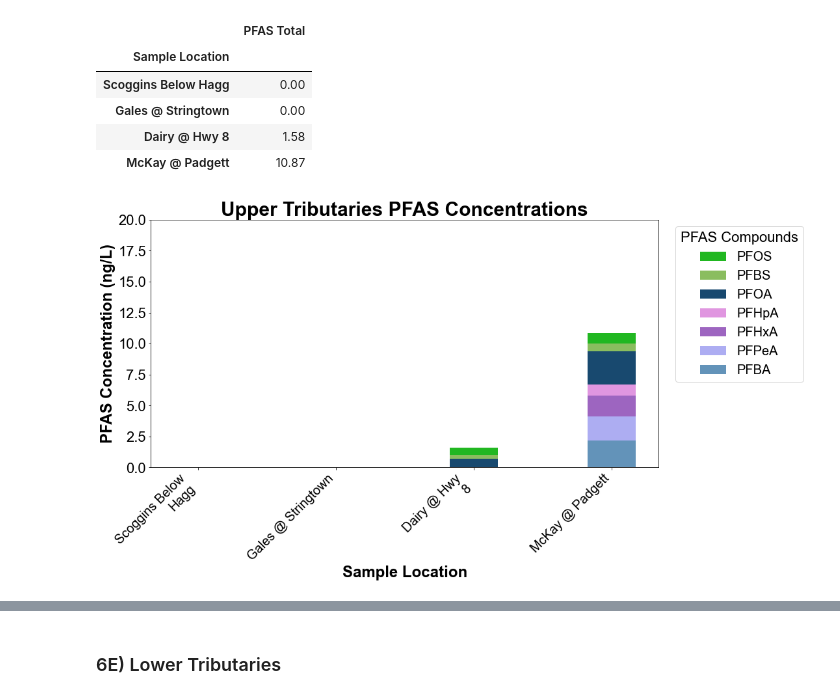
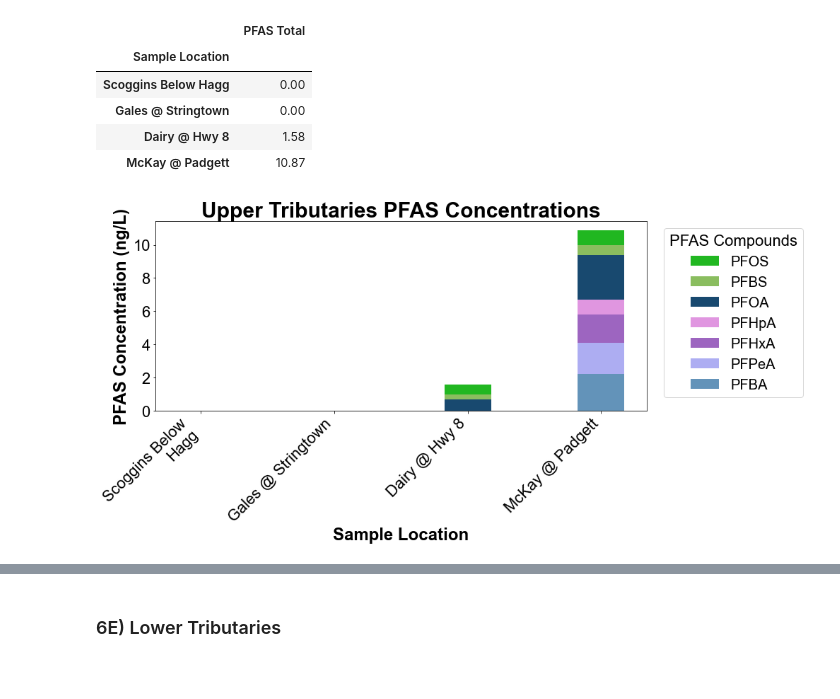
Before and after one commit to Clean-Water-Services/Jupyter-Notebooks, a Jupyter notebook: PFAS_Toolbox_UrbanCreeks&AmbientFeb2024.ipynb, the cells around one changed output, grey strips where cells are left out. Drawn from its saved outputs; the diff is of its cells as text; code cells hidden in the pictures; blank space fills up the shorter version.

```diff
--- a/PFAS_Toolbox_UrbanCreeks&AmbientFeb2024.ipynb
+++ b/PFAS_Toolbox_UrbanCreeks&AmbientFeb2024.ipynb
@@ -425,7 +402,7 @@ def create_stacked_bar_chart_filtered(avg_pivot_table, std_dev_pivot_table=None,
         #ax.set_ylim(0, 60)
         ax.set_xlabel('Sample Location',fontsize=axis_label_fontsize,fontproperties=font_bold)
         ax.set_ylabel('PFAS Concentration (ng/L)',fontsize=axis_label_fontsize,fontproperties=font_bold)
-        ax.set_title(title,fontsize=title_fontsize,fontproperties=font_bold)
+        ax.set_title(title)
 
         # Modify the x-tick labels
         def split_label(label):
@@ -436,7 +413,7 @@ def create_stacked_bar_chart_filtered(avg_pivot_table, std_dev_pivot_table=None,
             return label  # Return label unmodified if it's short enough or no space found
 
         xtick_labels = [split_label(label) for label in avg_pivot_table_filtered.index]
-        ax.set_xticklabels(xtick_labels, rotation=45, ha='right',fontsize=tick_label_fontsize,fontproperties=font)
+        ax.set_xticklabels(xtick_labels, rotation=45, ha='right')
 
         # Generate legend only for compounds actually plotted
         legend_handles, legend_labels = ax.get_legend_handles_labels()
@@ -694,10 +618,8 @@ col_name= 'Quant Incl Estimates Incl Qual Flags'
 
 avg_pivot_table = PivotTable_AvgPFASCompound_FilterByCompoundSamplingDatesLocation(data_df=data_df,filter_qual_summary=filter_qual_summary,filter_pfas_compound=filter_pfas_compound,filter_sample_location=filter_sample_location, start_date=start_date, end_date=end_date,
                                                                                    col_name=col_name)
-
+avg_pivot_table = avg_pivot_table.rename(columns=pfas_mapping)
 #Reorder Compounds Based on PFAS Class and Chain Length
-# Assuming df is your original DataFrame and df_PFAS_Attributes['Database'] contains the desired column order
-desired_order = df['Database'].tolist()  # Convert to list if not already
 # Filter the desired_order to only include columns that exist in df
 filtered_order = [comp for comp in desired_order if comp in avg_pivot_table.columns]
 
@@ -708,7 +630,6 @@ avg_pivot_table = avg_pivot_table.loc[rows_order]
 # Reorder columns by indexing df with the desired order
 avg_pivot_table = avg_pivot_table[filtered_order]
 
-avg_pivot_table = avg_pivot_table.rename(columns=pfas_mapping)
 #avg_pivot_table.index = avg_pivot_table.index.str.replace('Rock at', 'Rock @')
 #avg_pivot_table.index = avg_pivot_table.index.str.replace( 'NW', '')
 #avg_pivot_table.index = avg_pivot_table.index.str.replace(' NE', '')
@@ -790,10 +711,8 @@ col_name= 'Quant Incl Estimates Incl Qual Flags'
 
 avg_pivot_table = PivotTable_AvgPFASCompound_FilterByCompoundSamplingDatesLocation(data_df=data_df,filter_qual_summary=filter_qual_summary,filter_pfas_compound=filter_pfas_compound,filter_sample_location=filter_sample_location,
                                                                                    start_date=start_date, end_date=end_date,col_name=col_name)
-
+avg_pivot_table = avg_pivot_table.rename(columns=pfas_mapping)
 #Reorder Compounds Based on PFAS Class and Chain Length
-# Assuming df is your original DataFrame and df_PFAS_Attributes['Database'] contains the desired column order
-desired_order = df['Database'].tolist()  # Convert to list if not already
 # Filter the desired_order to only include columns that exist in df
 filtered_order = [comp for comp in desired_order if comp in avg_pivot_table.columns]
 
@@ -804,7 +723,6 @@ avg_pivot_table = avg_pivot_table.loc[rows_order]
 # Reorder columns by indexing df with the desired order
 avg_pivot_table = avg_pivot_table[filtered_order]
 
-avg_pivot_table = avg_pivot_table.rename(columns=pfas_mapping)
 avg_pivot_table.index = avg_pivot_table.index.str.replace('Fanno at', 'Fanno @')
 
 
@@ -909,10 +827,8 @@ col_name= 'Quant Incl Estimates Incl Qual Flags'
 
 avg_pivot_table = PivotTable_AvgPFASCompound_FilterByCompoundSamplingDatesLocation(data_df=data_df,filter_qual_summary=filter_qual_summary,filter_pfas_compound=filter_pfas_compound,filter_sample_location=filter_sample_location,
                                                                                    start_date=start_date, end_date=end_date,col_name=col_name)
-
+avg_pivot_table = avg_pivot_table.rename(columns=pfas_mapping)
 #Reorder Compounds Based on PFAS Class and Chain Length
-# Assuming df is your original DataFrame and df_PFAS_Attributes['Database'] contains the desired column order
-desired_order = df['Database'].tolist()  # Convert to list if not already
 # Filter the desired_order to only include columns that exist in df
 filtered_order = [comp for comp in desired_order if comp in avg_pivot_table.columns]
 
@@ -923,8 +839,6 @@ avg_pivot_table = avg_pivot_table.loc[rows_order]
 # Reorder columns by indexing df with the desired order
 avg_pivot_table = avg_pivot_table[filtered_order]
 
-avg_pivot_table = avg_pivot_table.rename(columns=pfas_mapping)
-
 
 avg_pivot_table.head()
 # %% [output]
@@ -1054,9 +958,9 @@ Upper_PFASTotal
 | McKay @ Padgett | 10.87 |
 # %%
 create_stacked_bar_chart_filtered(avg_pivot_table, std_dev_pivot_table=None, figsize=(14, 7),title= 'Upper Tributaries PFAS Concentrations', compound_colors_dict=compound_colors_dict_abbrev,
-                                  title_fontsize=30, axis_label_fontsize=24, tick_label_fontsize=20, legend_fontsize=20,ylim=20)
+                                  title_fontsize=30, axis_label_fontsize=24, tick_label_fontsize=20, legend_fontsize=20)
 # %% [output]
-[figure, old version]
+[figure, new version]
 # %%
 create_horizontal_stacked_bar_chart(avg_pivot_table.loc[rows_order_reverse], std_dev_pivot_table=None, figsize=(10, 6),title='Upper Tributaries PFAS Concentrations', compound_colors_dict=compound_colors_dict_abbrev,
                                   title_fontsize=24, axis_label_fontsize=20, tick_label_fontsize=20, legend_fontsize=18)
```
Also changed, not shown: parts of 67 cells of this notebook.
